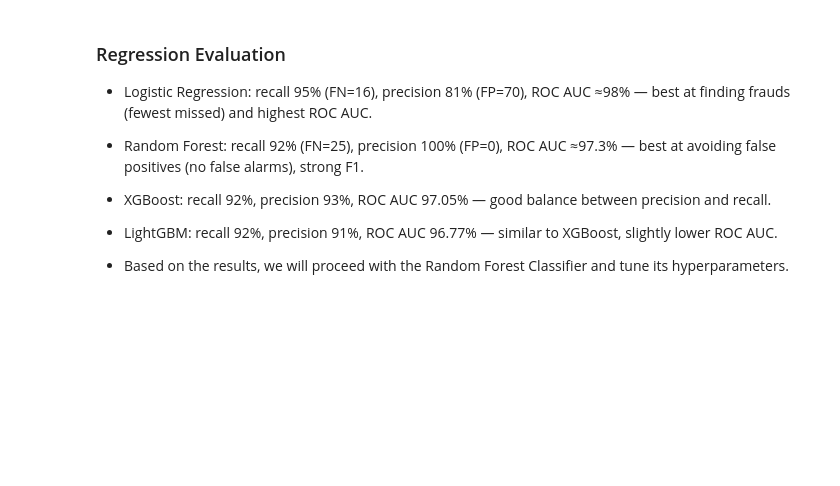
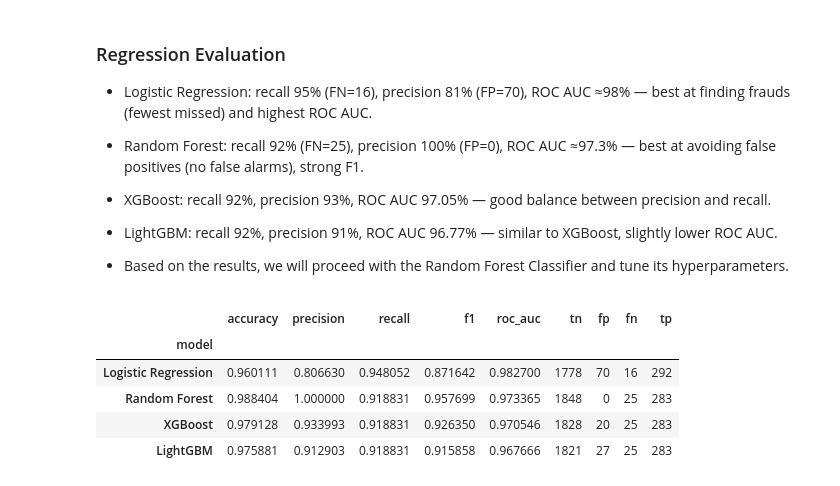
Before and after one commit to WhizIkem/Novapay-fraud-detection, a Jupyter notebook: 05_baseline_models.ipynb, the cells around one changed output. Drawn from its saved outputs; the diff is of its cells as text; code cells hidden in the pictures; blank space fills up the shorter version.

```diff
--- a/05_baseline_models.ipynb
+++ b/05_baseline_models.ipynb
@@ -935,3 +935,52 @@ ROC AUC: (96.77%) : model separates classes very well overall.
 - LightGBM: recall 92%, precision 91%, ROC AUC 96.77% — similar to XGBoost, slightly lower ROC AUC.
 
 - Based on the results, we will proceed with the Random Forest Classifier and tune its hyperparameters.
+# %%
+from sklearn.metrics import (
+    accuracy_score,
+    precision_score,
+    recall_score,
+    f1_score,
+    roc_auc_score,
+    confusion_matrix,
+)
+import pandas as pd
+
+def summarize_model(name, y_true, y_pred, y_proba=None):
+    tn, fp, fn, tp = confusion_matrix(y_true, y_pred).ravel()
+    summary = {
+        "model": name,
+        "accuracy": accuracy_score(y_true, y_pred),
+        "precision": precision_score(y_true, y_pred, zero_division=0),
+        "recall": recall_score(y_true, y_pred, zero_division=0),
+        "f1": f1_score(y_true, y_pred, zero_division=0),
+        "tn": tn,
+        "fp": fp,
+        "fn": fn,
+        "tp": tp,
+    }
+    if y_proba is not None:
+        summary["roc_auc"] = roc_auc_score(y_true, y_proba)
+    else:
+        summary["roc_auc"] = None
+    return summary
+
+results = [
+    summarize_model("Logistic Regression", y_test, y_pred_lr, y_pred_proba_lr),
+    summarize_model("Random Forest", y_test, y_pred_rf, y_pred_proba_rf),
+    summarize_model("XGBoost", y_test, y_pred_xgb, y_pred_proba_xgb),
+    summarize_model("LightGBM", y_test, y_pred_lgbm, y_pred_proba_lgbm),
+]
+
+compare_df = pd.DataFrame(results).set_index("model")
+compare_df = compare_df[
+    ["accuracy", "precision", "recall", "f1", "roc_auc", "tn", "fp", "fn", "tp"]
+]
+display(compare_df)
+# %% [output]
+|  | accuracy | precision | recall | f1 | roc_auc | tn | fp | fn | tp |
+| model |  |  |  |  |  |  |  |  |  |
+| Logistic Regression | 0.960111 | 0.806630 | 0.948052 | 0.871642 | 0.982700 | 1778 | 70 | 16 | 292 |
+| Random Forest | 0.988404 | 1.000000 | 0.918831 | 0.957699 | 0.973365 | 1848 | 0 | 25 | 283 |
+| XGBoost | 0.979128 | 0.933993 | 0.918831 | 0.926350 | 0.970546 | 1828 | 20 | 25 | 283 |
+| LightGBM | 0.975881 | 0.912903 | 0.918831 | 0.915858 | 0.967666 | 1821 | 27 | 25 | 283 |
```
